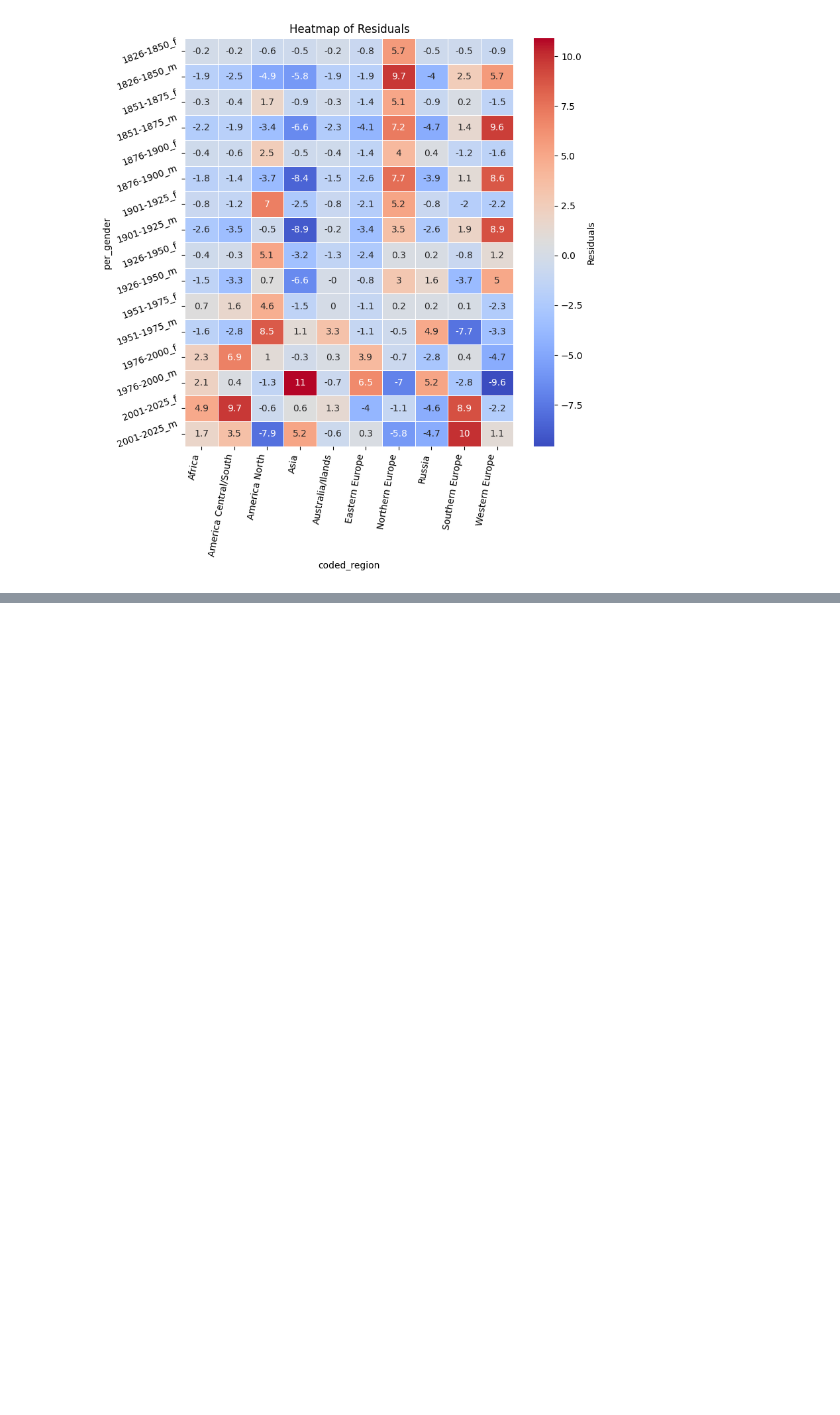
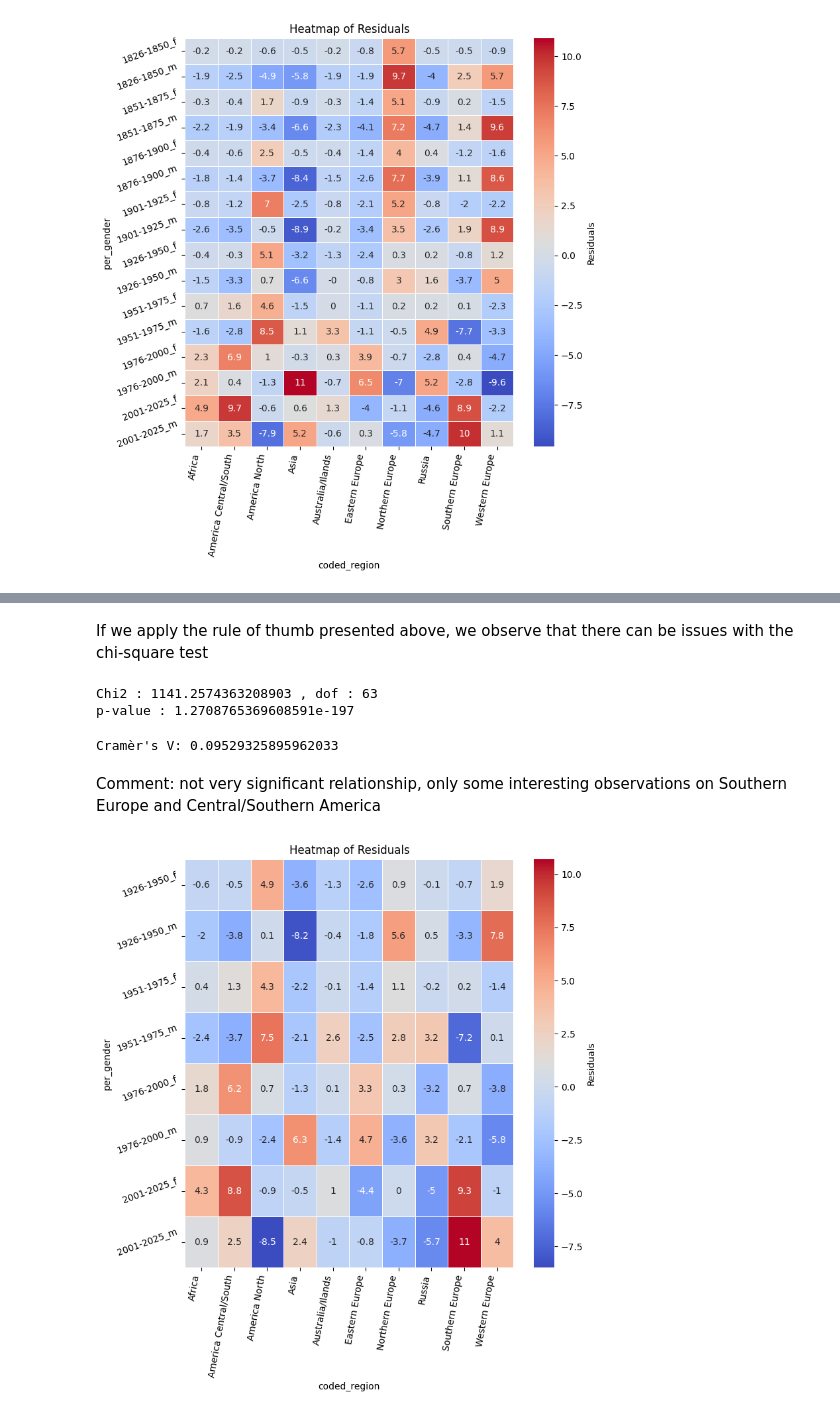
Before and after one commit to Sciences-historiques-numeriques/astronomers, a Jupyter notebook: notebooks_jupyter/wikidata_exploration/da3_distribution_continents_triplestore.ipynb, the cells around one changed output, grey strips where cells are left out. Cells and saved outputs as stored; diff of their text form; code cells hidden in the pictures; blank space fills up the shorter version.

```diff
--- a/notebooks_jupyter/wikidata_exploration/da3_distribution_continents_triplestore.ipynb
+++ b/notebooks_jupyter/wikidata_exploration/da3_distribution_continents_triplestore.ipynb
@@ -871,0 +733,3 @@ plt.show()
+# %%
+per_gender_vs_region=pd.crosstab(df_pg.per_gender, df_pg.coded_region, margins=True).iloc[8:, :]
+per_gender_vs_region
@@ -871,0 +748,7 @@ plt.show()
+# %%
+### All the period but with less regions
+# X_reg_all_period = per_vs_region.loc[:, per_vs_region.iloc[-1] > 500].iloc[:-1, :-1 ]
+X = per_gender_vs_region.iloc[:-1, :-1 ]
+# %%
+### Calcul des paramètres pour le test du Chi-2
+statistic, p, dof, expected = stats.chi2_contingency(X)
@@ -871,0 +773,44 @@ plt.show()
+# %% [markdown]
+If we apply the rule of thumb presented above, we observe that there can be issues with the chi-square test
+# %%
+print('Chi2 :', statistic, ', dof :',dof)
+print('p-value :', p)
+# %% [output]
+Chi2 : 1141.2574363208903 , dof : 63
+p-value : 1.2708765369608591e-197
+# %%
+### Cramér's phi coefficient
+# https://docs.scipy.org/doc/scipy/reference/generated/scipy.stats.contingency.association.html
+vc = stats.contingency.association(X, method='cramer')
+print('Cramèr\'s V:', vc)
+# %% [output]
+Cramèr's V: 0.09529325895962033
+# %% [markdown]
+Comment: not very significant relationship, only some interesting observations on Southern Europe and Central/Southern America
+# %%
+### Standaradized chi-2 contribution
+# Basic formula
+std_res = (round((X-expected)/np.sqrt(expected),1))
+# std_res.head(2)
+# %%
+# 3. Plot
+fig, ax = plt.subplots(figsize=(8,8))
+
+# Create heatmap
+sns.heatmap(
+    std_res,
+    annot=True,            # Use boolean True to annotate with data values
+    cmap="coolwarm",
+    linewidths=.5,
+    ax=ax,
+    cbar_kws={'label': 'Residuals'}
+)
+# 3. Fix Label Rotation (Safe Method)
+# This rotates existing ticks without risking a count mismatch
+ax.set_xticklabels(ax.get_xticklabels(), rotation=80, ha='right')
+ax.set_yticklabels(ax.get_yticklabels(), rotation=20, va='center')
+
+ax.set_title("Heatmap of Residuals")
+plt.show()
+# %% [output]
+[figure, added]
```
Also changed, not shown: parts of 22 cells of this notebook.
